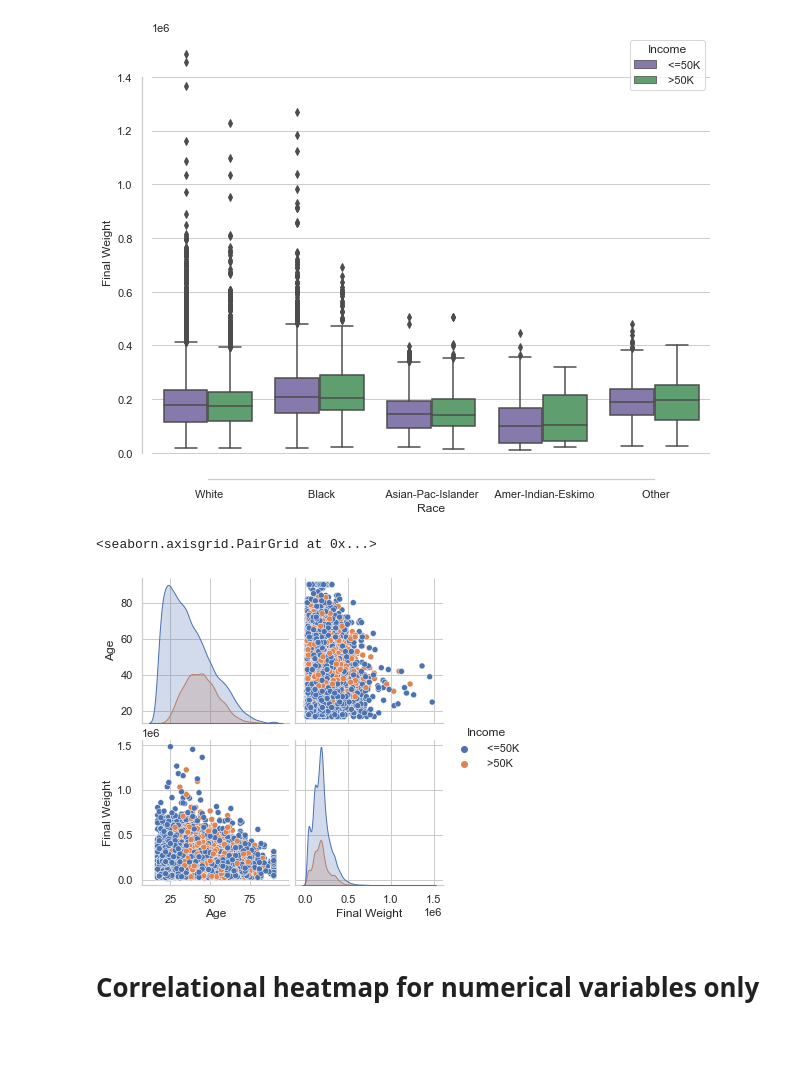
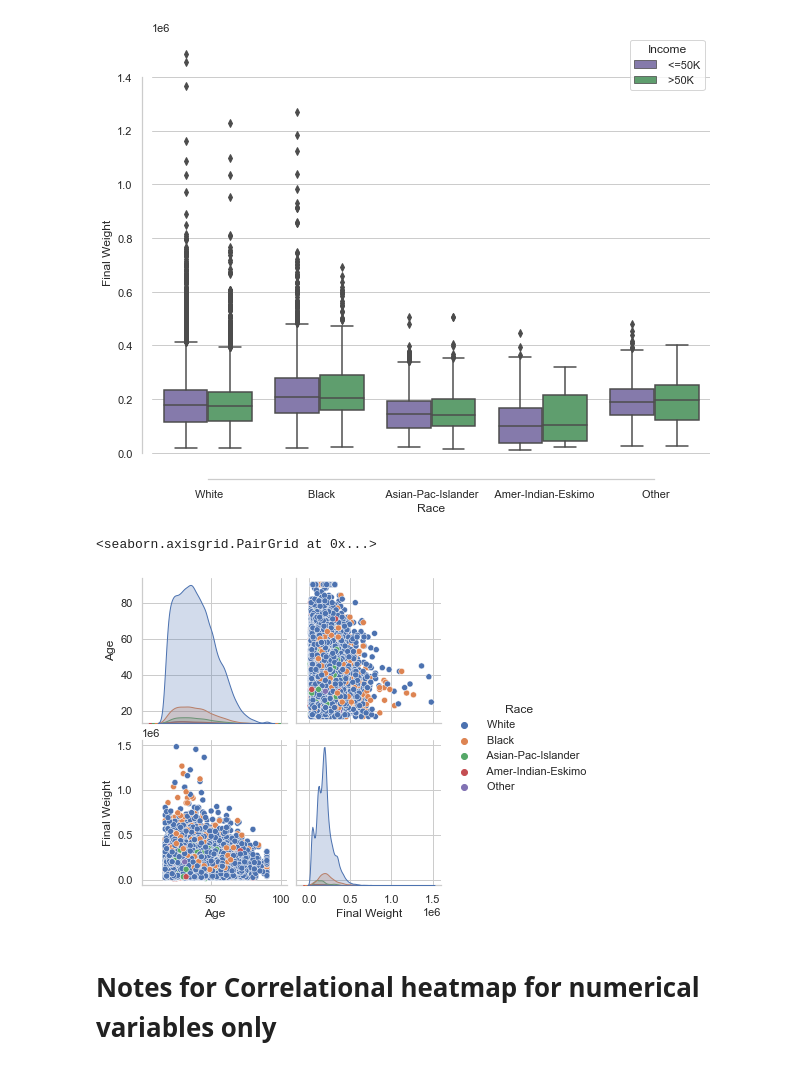
Before and after one commit to data301-2021-summer2/project-group6-project, a Jupyter notebook: analysis/EDA.ipynb, the cells around one changed output. Saved outputs shown, nothing was run; the diff lists cells and outputs as text; code cells hidden in the pictures; blank space fills up the shorter version.

Commit message:
Edits made to Analysis File, general grammar, improving descriptions of graphs and conclusion.

```diff
--- a/analysis/EDA.ipynb
+++ b/analysis/EDA.ipynb
@@ -127,12 +131,12 @@ sns.despine(offset=10, trim=True)
 # %% [output]
 [figure]
 # %%
-sns.pairplot(df, hue="Income")
+sns.pairplot(df, hue="Race")
 # %% [output]
 <seaborn.axisgrid.PairGrid at 0x...>
-[figure, old version]
+[figure, new version]
 # %% [markdown]
-# Correlational heatmap for numerical variables only
+# Notes for Correlational heatmap for numerical variables only
 # %%
 # corr = df.corr()
 # ax = sns.heatmap(
```
Also changed, not shown: parts of 4 cells of this notebook, 3 other files.
